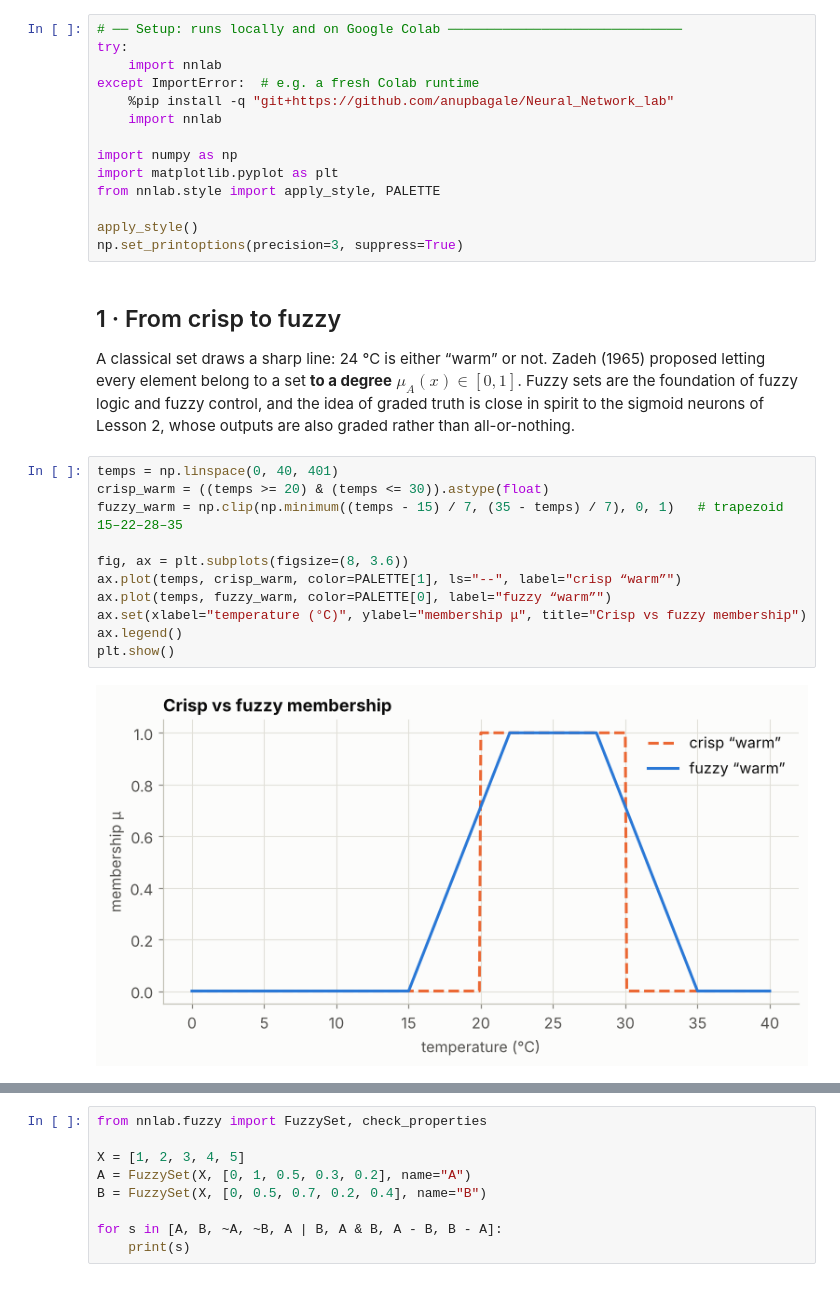
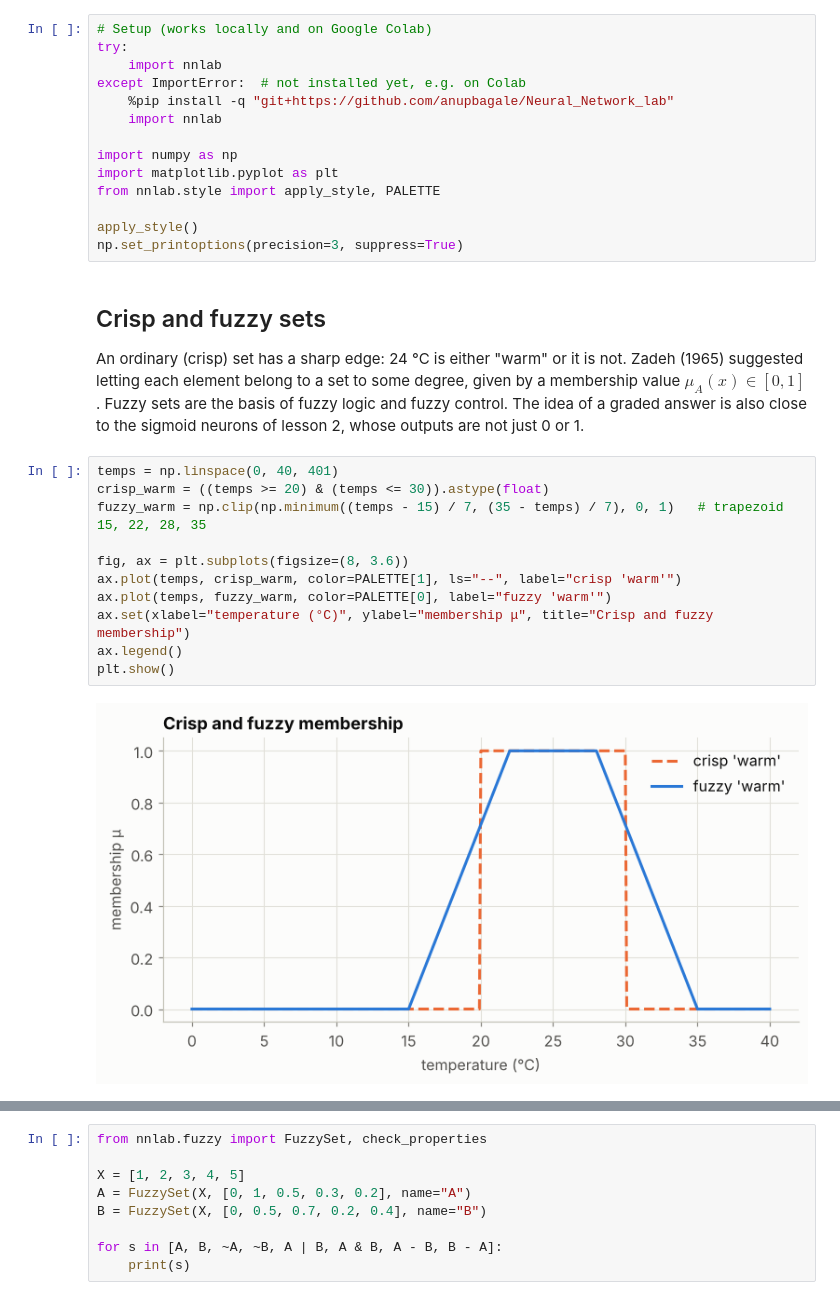
Before and after one commit to anupbagale/neural-network-lab, a Jupyter notebook: notebooks/08_fuzzy_sets.ipynb, the cells around one changed output, grey strips where cells are left out. Saved outputs shown, nothing was run; the diff lists cells and outputs as text.

```diff
--- a/notebooks/08_fuzzy_sets.ipynb
+++ b/notebooks/08_fuzzy_sets.ipynb
@@ -17,8 +16,8 @@ By the end of this lesson you will be able to:
 # %%
-# ── Setup: runs locally and on Google Colab ──────────────────────────────
+# Setup (works locally and on Google Colab)
 try:
     import nnlab
-except ImportError:  # e.g. a fresh Colab runtime
+except ImportError:  # not installed yet, e.g. on Colab
     %pip install -q "git+https://github.com/anupbagale/Neural_Network_lab"
     import nnlab
 
@@ -29,23 +28,23 @@ from nnlab.style import apply_style, PALETTE
 apply_style()
 np.set_printoptions(precision=3, suppress=True)
 # %% [markdown]
-## 1 · From crisp to fuzzy
+## Crisp and fuzzy sets
 
-A classical set draws a sharp line: 24 °C is either “warm” or not. Zadeh (1965) proposed letting
-every element belong to a set **to a degree** $\mu_A(x) \in [0, 1]$. Fuzzy sets are the foundation of
-fuzzy logic and fuzzy control, and the idea of graded truth is close in spirit to the
-sigmoid neurons of Lesson 2, whose outputs are also graded rather than all-or-nothing.
+An ordinary (crisp) set has a sharp edge: 24 °C is either "warm" or it is not. Zadeh (1965)
+suggested letting each element belong to a set to some degree, given by a membership value
+$\mu_A(x) \in [0, 1]$. Fuzzy sets are the basis of fuzzy logic and fuzzy control. The idea of a
+graded answer is also close to the sigmoid neurons of lesson 2, whose outputs are not just 0 or 1.
 # %%
 temps = np.linspace(0, 40, 401)
 crisp_warm = ((temps >= 20) & (temps <= 30)).astype(float)
-fuzzy_warm = np.clip(np.minimum((temps - 15) / 7, (35 - temps) / 7), 0, 1)   # trapezoid 15–22–28–35
+fuzzy_warm = np.clip(np.minimum((temps - 15) / 7, (35 - temps) / 7), 0, 1)   # trapezoid 15, 22, 28, 35
 
 fig, ax = plt.subplots(figsize=(8, 3.6))
-ax.plot(temps, crisp_warm, color=PALETTE[1], ls="--", label="crisp “warm”")
-ax.plot(temps, fuzzy_warm, color=PALETTE[0], label="fuzzy “warm”")
-ax.set(xlabel="temperature (°C)", ylabel="membership μ", title="Crisp vs fuzzy membership")
+ax.plot(temps, crisp_warm, color=PALETTE[1], ls="--", label="crisp 'warm'")
+ax.plot(temps, fuzzy_warm, color=PALETTE[0], label="fuzzy 'warm'")
+ax.set(xlabel="temperature (°C)", ylabel="membership μ", title="Crisp and fuzzy membership")
 ax.legend()
 plt.show()
 # %% [output]
-[figure, old version]
+[figure, new version]
 # %% [markdown]
```
Also changed, not shown: parts of 9 cells of this notebook, 16 other files.
